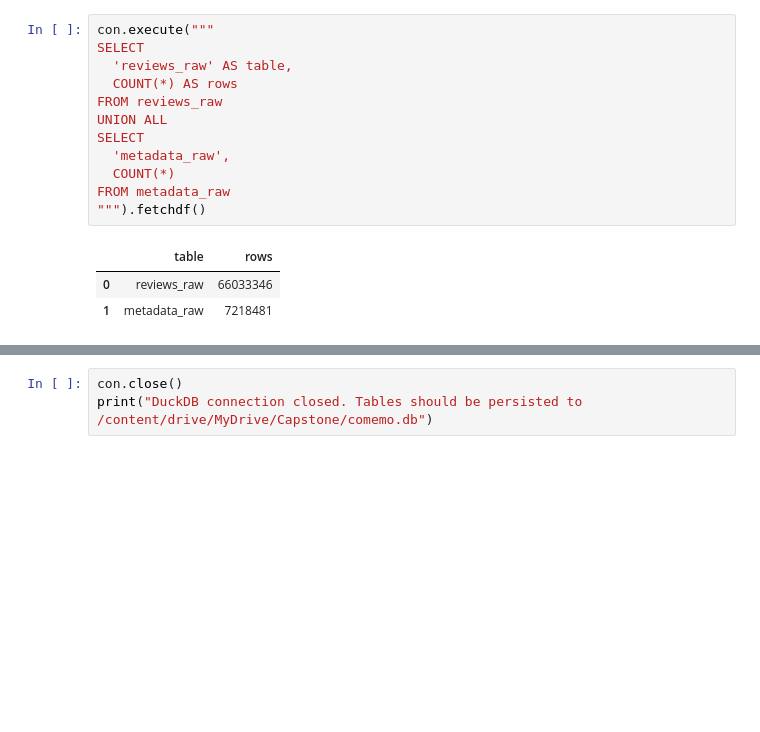
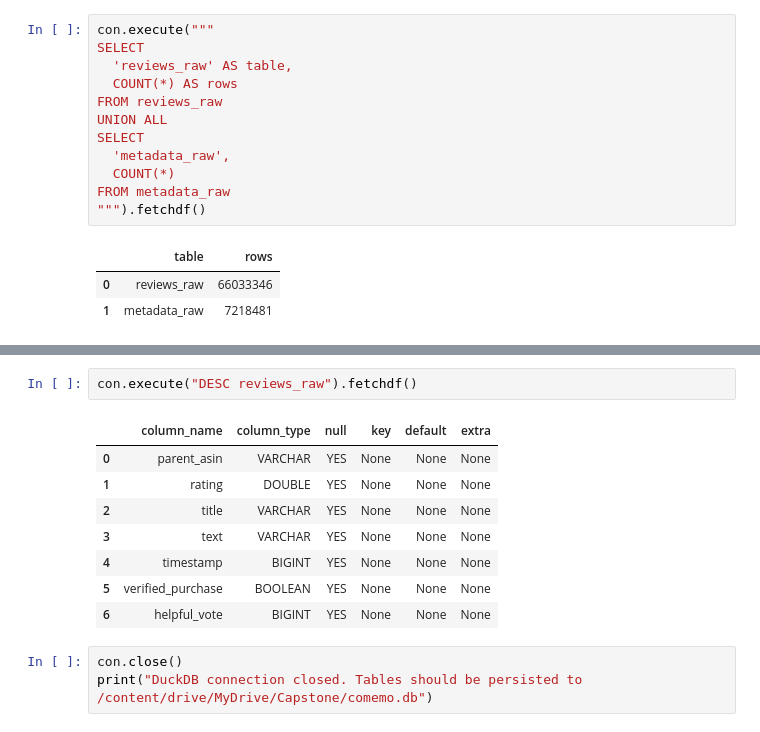
Before and after one commit to Ish2905/Comemo-Dataset, a Jupyter notebook: notebook/data_unzip.ipynb, the cells around one changed output, grey strips where cells are left out. Saved outputs shown, nothing was run; the diff lists cells and outputs as text; blank space fills up the shorter version.

```diff
--- a/notebook/data_unzip.ipynb
+++ b/notebook/data_unzip.ipynb
@@ -105,3 +151,14 @@ con.execute("SHOW TABLES").fetchdf()
+# %%
+con.execute("DESC reviews_raw").fetchdf()
+# %% [output]
+|  | column_name | column_type | null | key | default | extra |
+| 0 | parent_asin | VARCHAR | YES | None | None | None |
+| 1 | rating | DOUBLE | YES | None | None | None |
+| 2 | title | VARCHAR | YES | None | None | None |
+| 3 | text | VARCHAR | YES | None | None | None |
+| 4 | timestamp | BIGINT | YES | None | None | None |
+| 5 | verified_purchase | BOOLEAN | YES | None | None | None |
+| 6 | helpful_vote | BIGINT | YES | None | None | None |
 # %%
 con.close()
 print("DuckDB connection closed. Tables should be persisted to /content/drive/MyDrive/Capstone/comemo.db")
```
Also changed, not shown: parts of 12 cells of this notebook.
